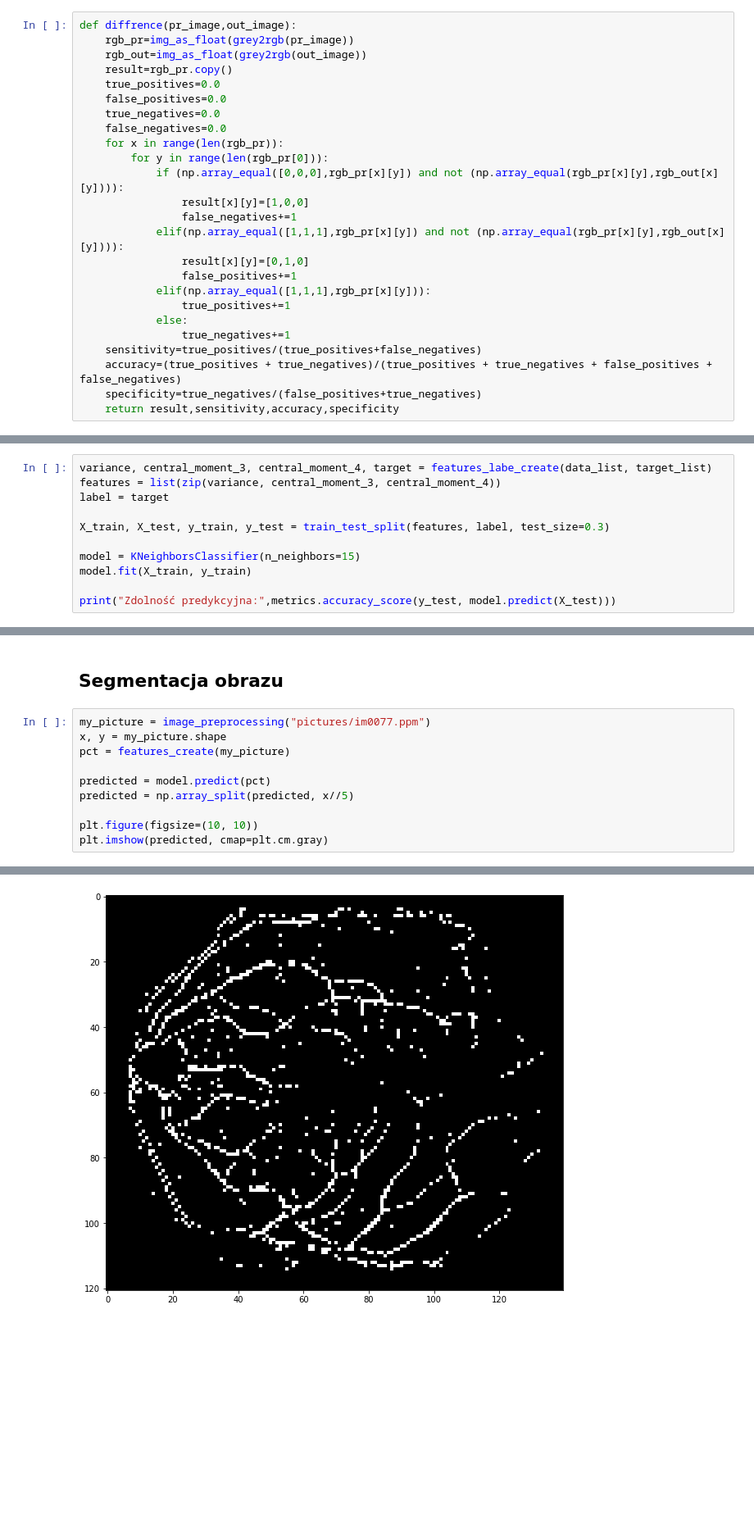
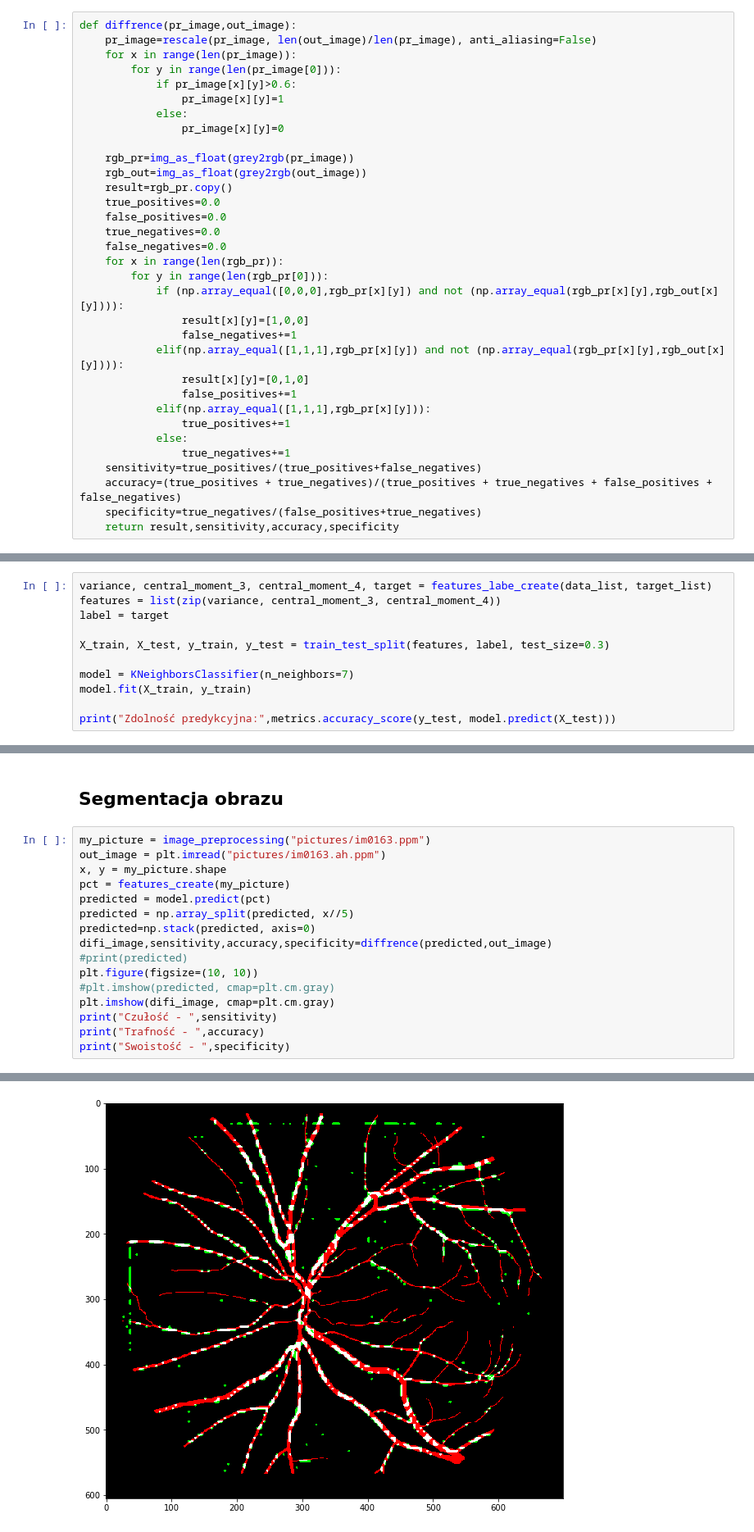
Before and after one commit to fijka/ImageSegmentation_EyeFundus, a Jupyter notebook: EyeFundus.ipynb, the cells around one changed output, grey strips where cells are left out. Shown at 82% size. Drawn from its saved outputs; the diff is of its cells as text; blank space fills up the shorter version.

```diff
--- a/EyeFundus.ipynb
+++ b/EyeFundus.ipynb
@@ -65,6 +66,14 @@ def process_image(image):
     return image
 # %%
 def diffrence(pr_image,out_image):
+    pr_image=rescale(pr_image, len(out_image)/len(pr_image), anti_aliasing=False)
+    for x in range(len(pr_image)):
+        for y in range(len(pr_image[0])):
+            if pr_image[x][y]>0.6:
+                pr_image[x][y]=1
+            else:
+                pr_image[x][y]=0
+
     rgb_pr=img_as_float(grey2rgb(pr_image))
     rgb_out=img_as_float(grey2rgb(out_image))
     result=rgb_pr.copy()
@@ -247,7 +256,7 @@ label = target
 
 X_train, X_test, y_train, y_test = train_test_split(features, label, test_size=0.3)
 
-model = KNeighborsClassifier(n_neighbors=15)
+model = KNeighborsClassifier(n_neighbors=7)
 model.fit(X_train, y_train)
 
 print("Zdolność predykcyjna:",metrics.accuracy_score(y_test, model.predict(X_test)))
@@ -256,13 +265,19 @@ Zdolność predykcyjna: 0.9393742621015349
 # %% [markdown]
 ## Segmentacja obrazu
 # %%
-my_picture = image_preprocessing("pictures/im0077.ppm")
+my_picture = image_preprocessing("pictures/im0163.ppm")
+out_image = plt.imread("pictures/im0163.ah.ppm")
 x, y = my_picture.shape
 pct = features_create(my_picture)
-
 predicted = model.predict(pct)
 predicted = np.array_split(predicted, x//5)
-
+predicted=np.stack(predicted, axis=0)
+difi_image,sensitivity,accuracy,specificity=diffrence(predicted,out_image)
+#print(predicted)
 plt.figure(figsize=(10, 10))
-plt.imshow(predicted, cmap=plt.cm.gray)
+#plt.imshow(predicted, cmap=plt.cm.gray)
+plt.imshow(difi_image, cmap=plt.cm.gray)
+print("Czułość - ",sensitivity)
+print("Trafność - ",accuracy)
+print("Swoistość - ",specificity)
 # %% [output]
@@ -270 +287 @@ plt.imshow(predicted, cmap=plt.cm.gray)
-[figure, old version]
+[figure, new version]
```
Also changed, not shown: parts of 3 cells of this notebook.
